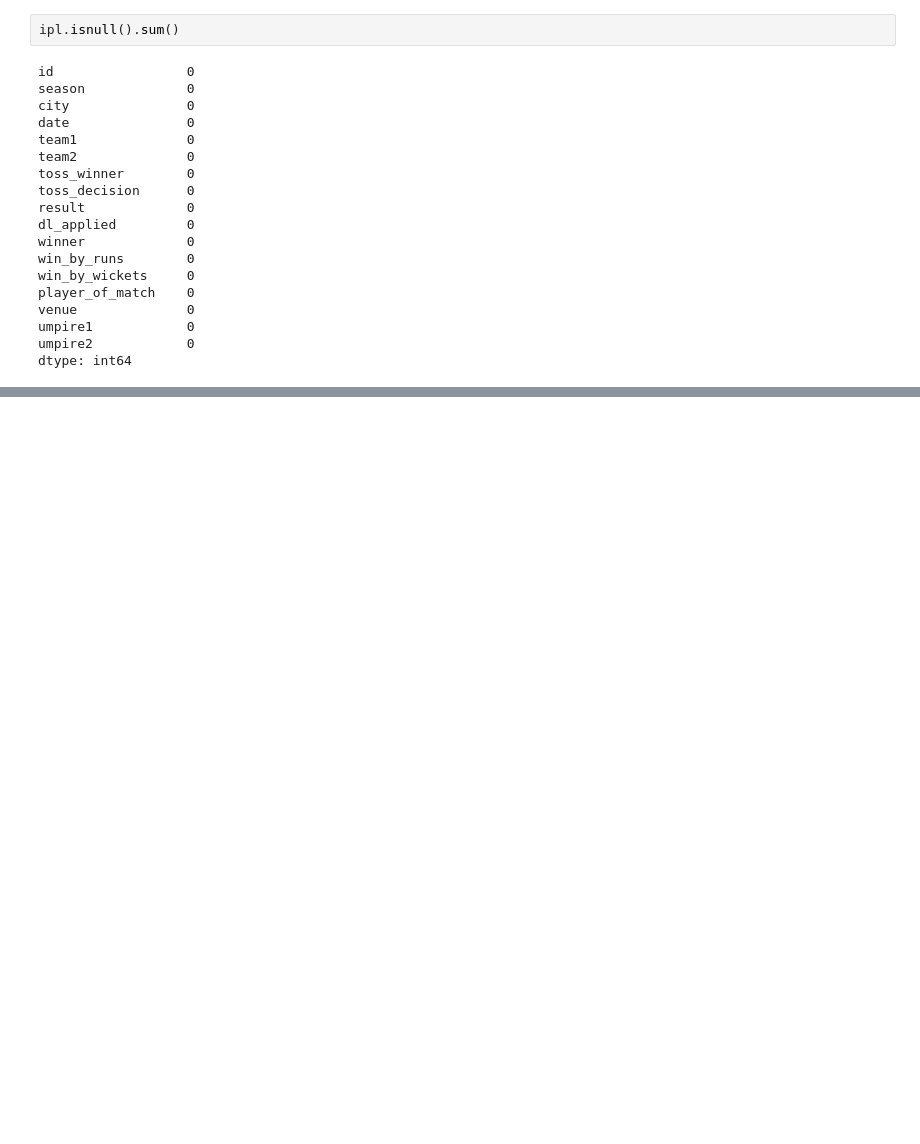
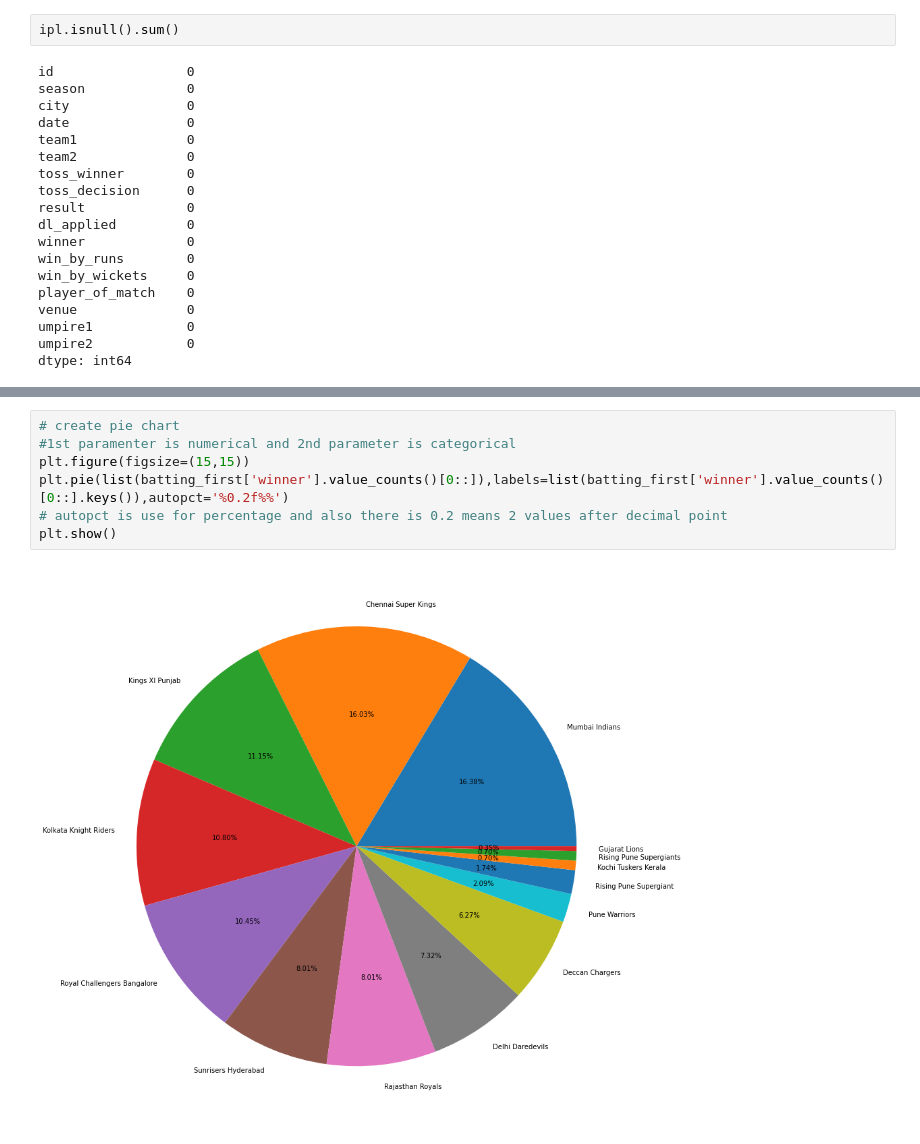
Before and after one commit to pv05/PythonEDAs, a Jupyter notebook: ipl_matches.ipynb, the cells around one changed output, grey strips where cells are left out. Saved outputs shown, nothing was run; the diff lists cells and outputs as text; blank space fills up the shorter version.

```diff
--- a/ipl_matches.ipynb
+++ b/ipl_matches.ipynb
@@ -243,0 +368,9 @@ list(ipl['player_of_match'].value_counts()[0:10].keys())
+# %%
+# create pie chart
+#1st paramenter is numerical and 2nd parameter is categorical
+plt.figure(figsize=(15,15))
+plt.pie(list(batting_first['winner'].value_counts()[0::]),labels=list(batting_first['winner'].value_counts()[0::].keys()),autopct='%0.2f%%')
+# autopct is use for percentage and also there is 0.2 means 2 values after decimal point
+plt.show()
+# %% [output]
+[figure, added]
```
Also changed, not shown: parts of 43 cells of this notebook, 1 other file.
